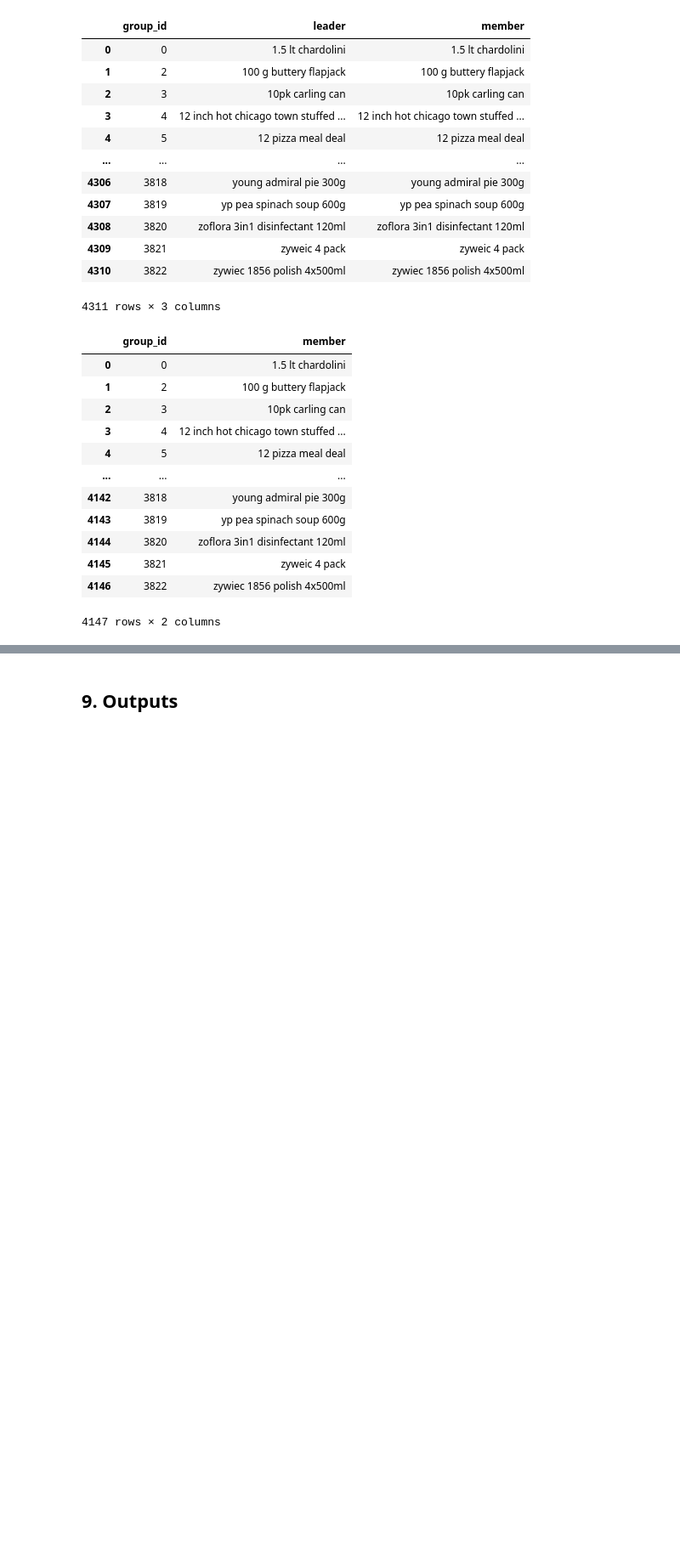
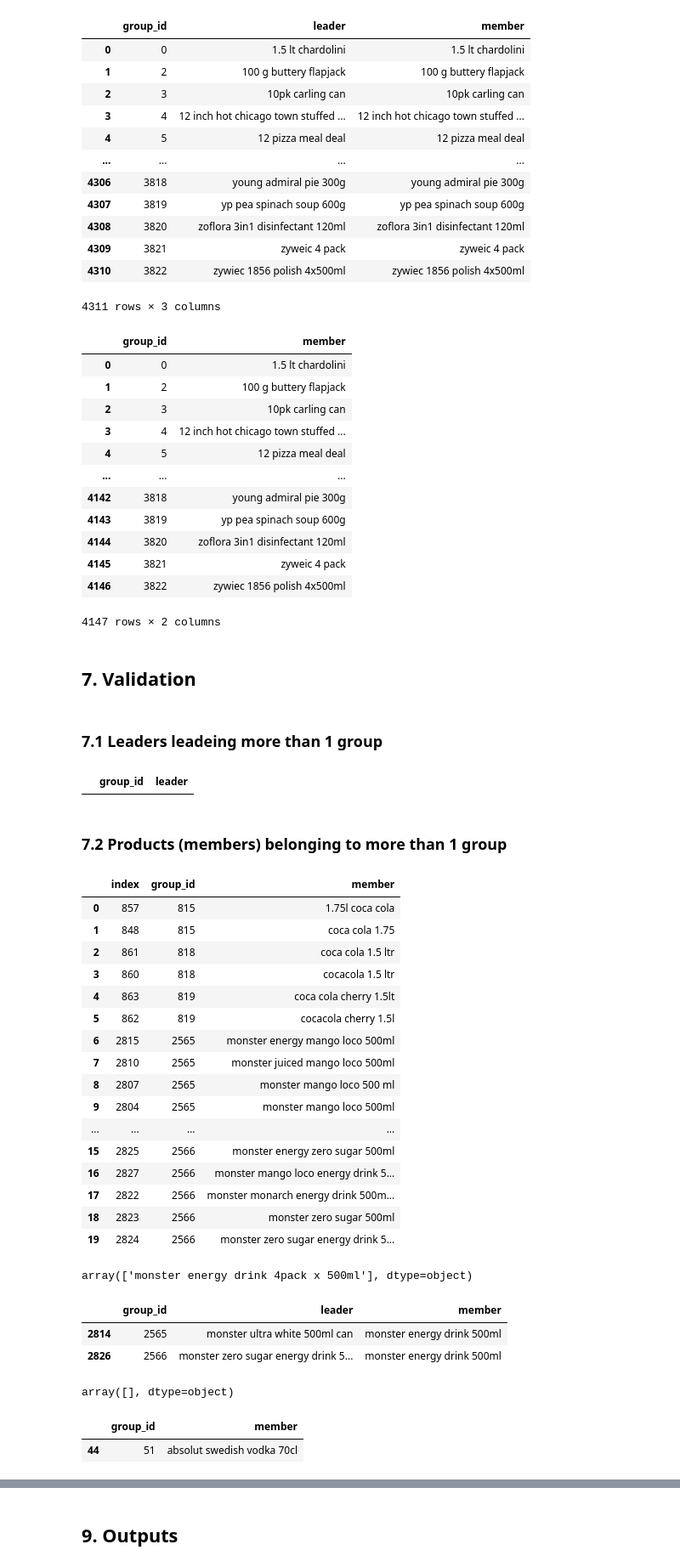
Before and after one commit to oportusgonzalo/product-deduplication, a Jupyter notebook: notebooks/fuzzy_notebook.ipynb, the cells around one changed output, grey strips where cells are left out. Shown at 85% size. Drawn from its saved outputs; the diff is of its cells as text; code cells hidden in the pictures; blank space fills up the shorter version.

```diff
--- a/notebooks/fuzzy_notebook.ipynb
+++ b/notebooks/fuzzy_notebook.ipynb
@@ -125,4 +59,0 @@ df_nlp['product_name'] = df_nlp['item_name_token_lemma'].apply(lambda list_: ' '
-# %%
-regex_clean = r'(pm \d+\w+)|(pm \d+\.\d+)|(pm\d+\.\d+)|(\d+ pmp)|(pm\d+)|( \.+)|(pmp\d+.\d+)|(\d+pmp)|(pmp \d+)'
-
-df_nlp['product_name'] = df_nlp['product_name'].apply(lambda x: re.sub(regex_clean, "", x))
@@ -135,0 +73,19 @@ len(df_nlp.item_name.unique()), len(df_nlp.product_name.unique())
+# %%
+regex_clean = r'(pm \d+\w+)|(pm \d+\.\d+)|(pm\d+\.\d+)|(\d+ pmp)|(pm\d+)|( \.+)|(pmp\d+.\d+)|(\d+pmp)|(pmp \d+)|(\d+.\d+ pm)'
+# %%
+def nlp_cleaning(df, stop_words, regex_clean):
+    # normalization
+    df = clean_text(df, 'item_name', 'item_name_norm')
+    # remove stop words
+    df = replace_stop_words(df, 'item_name_norm', stop_words)
+    # tokenize text
+    df['item_name_token'] = df['item_name_norm_stop'].apply(lambda x: word_tokenize(x))
+    # lemmatization
+    df['item_name_token_lemma'] = df['item_name_token'].apply(lambda x: word_lemmatizer(x))
+    # joining lemmas
+    df['product_name'] = df['item_name_token_lemma'].apply(lambda list_: ' '.join([word for word in list_]))
+    # cleaning product names with regex
+    df['product_name'] = df['product_name'].apply(lambda x: re.sub(regex_clean, "", x))
+    return df
+# %%
+df_nlp = nlp_cleaning(df_nlp, stop_words, regex_clean)
@@ -468,3 +427,55 @@ track_df
 | 4145 | 3821 | zyweic 4 pack |
 | 4146 | 3822 | zywiec 1856 polish 4x500ml |
 4147 rows × 2 columns
+# %% [markdown]
+## 7. Validation
+# %% [markdown]
+### 7.1 Leaders leadeing more than 1 group
+# %%
+leaders_df = groups_df[['group_id', 'leader']].drop_duplicates().reset_index(drop=True)
+leaders_df[leaders_df['leader'].duplicated() == True]
+# %% [output]
+|  | group_id | leader |
+# %% [markdown]
+### 7.2 Products (members) belonging to more than 1 group
+# %%
+members_df = groups_df[['group_id', 'member']].drop_duplicates().reset_index(drop=True)
+numb_df = members_df[members_df['member'].duplicated() == True].sort_values(by=['group_id', 'member'])
+numb_df.reset_index()
+# %% [output]
+|  | index | group_id | member |
+| 0 | 857 | 815 | 1.75l coca cola |
+| 1 | 848 | 815 | coca cola 1.75 |
+| 2 | 861 | 818 | coca cola 1.5 ltr |
+| 3 | 860 | 818 | cocacola 1.5 ltr |
+| 4 | 863 | 819 | coca cola cherry 1.5lt |
+| 5 | 862 | 819 | cocacola cherry 1.5l |
+| 6 | 2815 | 2565 | monster energy mango loco 500ml |
+| 7 | 2810 | 2565 | monster juiced mango loco 500ml |
+| 8 | 2807 | 2565 | monster mango loco 500 ml |
+| 9 | 2804 | 2565 | monster mango loco 500ml |
+| ... | ... | ... | ... |
+| 15 | 2825 | 2566 | monster energy zero sugar 500ml |
+| 16 | 2827 | 2566 | monster mango loco energy drink 5... |
+| 17 | 2822 | 2566 | monster monarch energy drink 500m... |
+| 18 | 2823 | 2566 | monster zero sugar 500ml |
+| 19 | 2824 | 2566 | monster zero sugar energy drink 5... |
+# %%
+groups_df[groups_df['group_id'] == 2526]['member'].unique()
+# %% [output]
+array(['monster energy drink 4pack x 500ml'], dtype=object)
+# %%
+groups_df[groups_df['member'] == 'monster energy drink 500ml']
+# %% [output]
+|  | group_id | leader | member |
+| 2814 | 2565 | monster ultra white 500ml can | monster energy drink 500ml |
+| 2826 | 2566 | monster zero sugar energy drink 5... | monster energy drink 500ml |
+# %%
+track_df[track_df['member'].duplicated() == True]['member'].unique()
+# %% [output]
+array([], dtype=object)
+# %%
+track_df[track_df['member'] == 'absolut swedish vodka 70cl']
+# %% [output]
+|  | group_id | member |
+| 44 | 51 | absolut swedish vodka 70cl |
```
Also changed, not shown: parts of 51 cells of this notebook.
